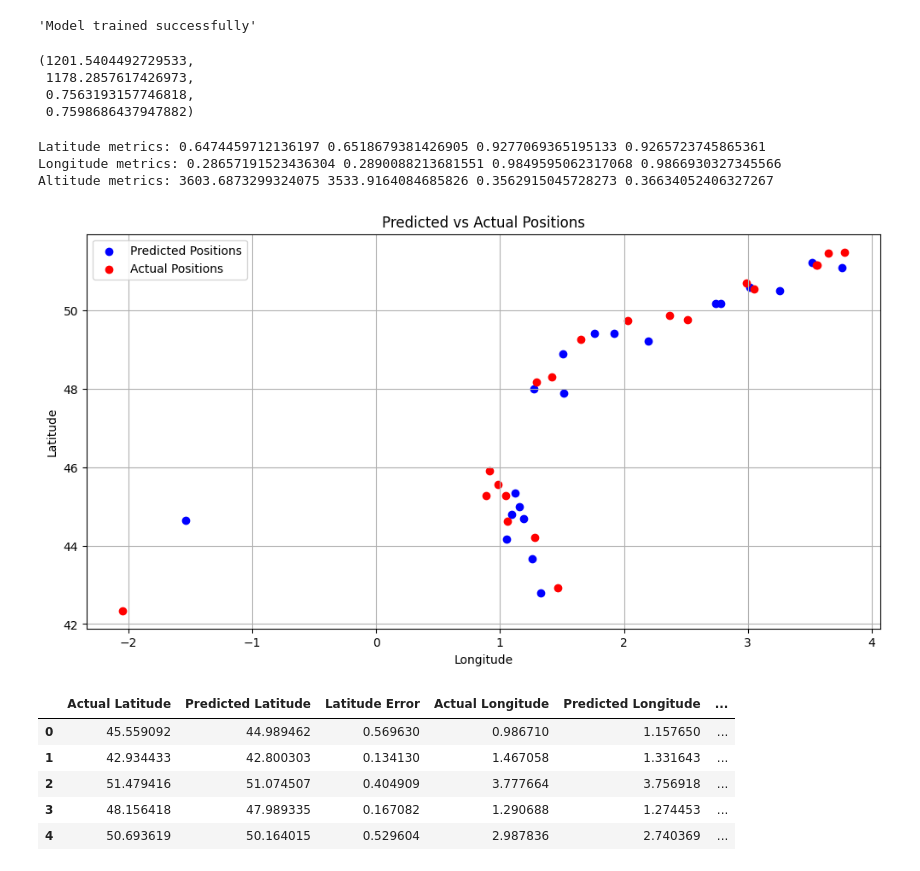
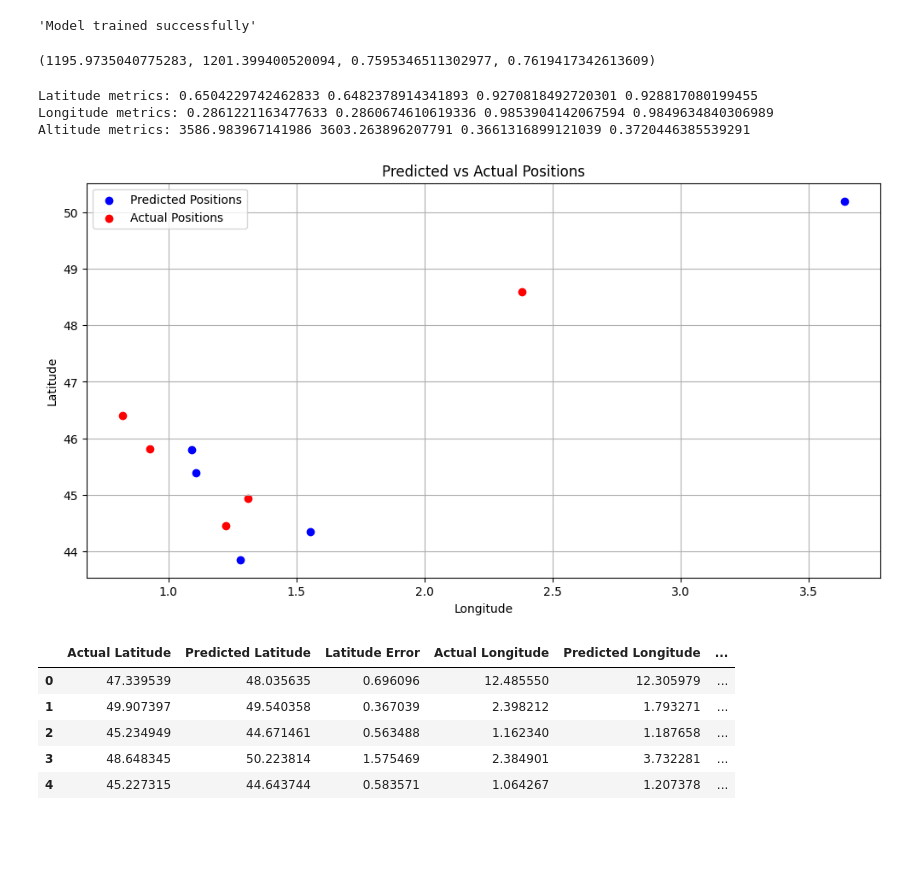
Before and after one commit to Jarifa/FOE_Group_3, a Jupyter notebook: Model1_Linear_Regression.ipynb, the cells around one changed output. Drawn from its saved outputs; the diff is of its cells as text; code cells hidden in the pictures; blank space fills up the shorter version.

```diff
--- a/Model1_Linear_Regression.ipynb
+++ b/Model1_Linear_Regression.ipynb
@@ -11,5 +25,3 @@ data
-# %%
-data = data[(data['longitude'] <= 20) & (data['longitude'] >= -20)]
 # %%
 # Selecting the features and targets
 features = data[['latitude', 'longitude', 'baro_altitude']]
@@ -41,10 +53,7 @@ r2_test = r2_score(y_test, test_predictions)
 
 (mae_train, mae_test, r2_train, r2_test)
 # %% [output]
-(1201.5404492729533,
- 1178.2857617426973,
- 0.7563193157746818,
- 0.7598686437947882)
+(1195.9735040775283, 1201.399400520094, 0.7595346511302977, 0.7619417342613609)
 # %%
 # Separating the predictions and true values for latitude and longitude
 train_lat_true, train_long_true, train_alt_true = y_train['latitude_in_10min'], y_train['longitude_in_10min'], y_train['baro_altitude_in_10min']
@@ -74,38 +83,38 @@ print("Latitude metrics:", mae_train_lat, mae_test_lat, r2_train_lat, r2_test_la
 print("Longitude metrics:", mae_train_long, mae_test_long, r2_train_long, r2_test_long)
 print("Altitude metrics:", mae_train_alt, mae_test_alt, r2_train_alt, r2_test_alt)
 # %% [output]
-Latitude metrics: 0.6474459712136197 0.6518679381426905 0.9277069365195133 0.9265723745865361
-Longitude metrics: 0.28657191523436304 0.2890088213681551 0.9849595062317068 0.9866930327345566
-Altitude metrics: 3603.6873299324075 3533.9164084685826 0.3562915045728273 0.36634052406327267
+Latitude metrics: 0.6504229742462833 0.6482378914341893 0.9270818492720301 0.928817080199455
+Longitude metrics: 0.2861221163477633 0.2860674610619336 0.9853904142067594 0.9849634840306989
+Altitude metrics: 3586.983967141986 3603.263896207791 0.3661316899121039 0.3720446385539291
 # %%
 # Selecting a few random samples from the test dataset for prediction
-np.random.seed(1)
-sample_indices = np.random.choice(X_test.index, size=20, replace=False)
+np.random.seed(2)
+sample_indices = np.random.choice(X_test.index, size=5, replace=False)
 sample_data = X_test.loc[sample_indices]
 
 # Using the model to predict the latitude and longitude in 10 minutes
 predicted_positions = linear_model.predict(sample_data)
 
 # Actual positions for comparison
 actual_positions = y_test.loc[sample_indices]
 
 # Visualization
 plt.figure(figsize=(12, 6))
 
 # Plotting predicted positions
 plt.scatter(predicted_positions[:, 1], predicted_positions[:, 0], color='blue', label='Predicted Positions')
 
 # Plotting actual positions
 plt.scatter(actual_positions['longitude_in_10min'], actual_positions['latitude_in_10min'], color='red', label='Actual Positions')
 
 plt.xlabel('Longitude')
 plt.ylabel('Latitude')
 plt.title('Predicted vs Actual Positions')
 plt.legend()
 plt.grid(True)
 plt.show()
 # %% [output]
-[figure, old version]
+[figure, new version]
 # %%
 # Selecting a few example data points from the test set
 example_data = X_test.sample(5, random_state=1)
@@ -133,8 +142,8 @@ comparison.reset_index(drop=True, inplace=True)
 comparison
 # %% [output]
 |  | Actual Latitude | Predicted Latitude | Latitude Error | Actual Longitude | Predicted Longitude | ... |
-| 0 | 45.559092 | 44.989462 | 0.569630 | 0.986710 | 1.157650 | ... |
-| 1 | 42.934433 | 42.800303 | 0.134130 | 1.467058 | 1.331643 | ... |
-| 2 | 51.479416 | 51.074507 | 0.404909 | 3.777664 | 3.756918 | ... |
-| 3 | 48.156418 | 47.989335 | 0.167082 | 1.290688 | 1.274453 | ... |
-| 4 | 50.693619 | 50.164015 | 0.529604 | 2.987836 | 2.740369 | ... |
+| 0 | 47.339539 | 48.035635 | 0.696096 | 12.485550 | 12.305979 | ... |
+| 1 | 49.907397 | 49.540358 | 0.367039 | 2.398212 | 1.793271 | ... |
+| 2 | 45.234949 | 44.671461 | 0.563488 | 1.162340 | 1.187658 | ... |
+| 3 | 48.648345 | 50.223814 | 1.575469 | 2.384901 | 3.732281 | ... |
+| 4 | 45.227315 | 44.643744 | 0.583571 | 1.064267 | 1.207378 | ... |
```
Also changed, not shown: parts of 1 cell of this notebook, 3 other files.
